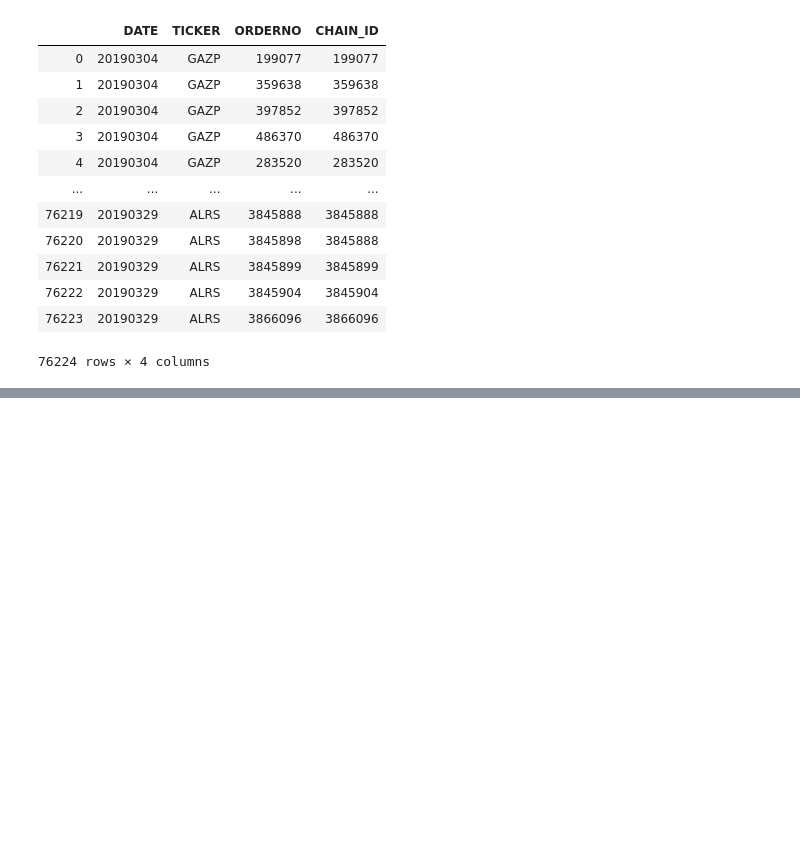
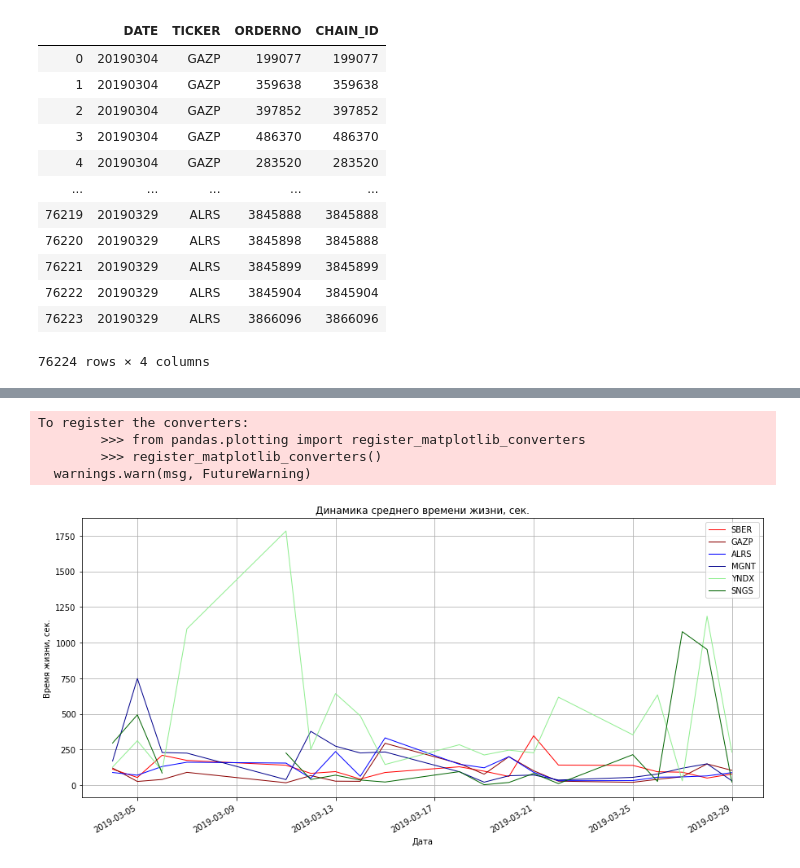
Before and after one commit to katya-luzina/master_thesis, a Jupyter notebook: 4. Расчет цепочек.ipynb, the cells around one changed output, grey strips where cells are left out. Saved outputs shown, nothing was run; the diff lists cells and outputs as text; code cells hidden in the pictures; blank space fills up the shorter version.

```diff
--- a/4. Расчет цепочек.ipynb
+++ b/4. Расчет цепочек.ipynb
@@ -808,0 +910,55 @@ KeyboardInterrupt:
+# %%
+# график динамики максимальной длины по инструменту
+dates = []
+mean_sber = []
+mean_gazp = []
+mean_alrs = []
+mean_mgnt = []
+mean_yndx = []
+mean_sngs = []
+
+for a in range(len(orderlogs)):
+
+    date = int(orderlogs[a][8:16])
+    mean_sber.append(all_day_chain[(all_day_chain.TICKER == 'SBER') & (all_day_chain.DATE == date)]['LIFE'].mean().seconds)
+    mean_gazp.append(all_day_chain[(all_day_chain.TICKER == 'GAZP') & (all_day_chain.DATE == date)]['LIFE'].mean().seconds)
+    mean_alrs.append(all_day_chain[(all_day_chain.TICKER == 'ALRS') & (all_day_chain.DATE == date)]['LIFE'].mean().seconds)
+    mean_mgnt.append(all_day_chain[(all_day_chain.TICKER == 'MGNT') & (all_day_chain.DATE == date)]['LIFE'].mean().seconds)
+    mean_yndx.append(all_day_chain[(all_day_chain.TICKER == 'YNDX') & (all_day_chain.DATE == date)]['LIFE'].mean().seconds)
+    mean_sngs.append(all_day_chain[(all_day_chain.TICKER == 'SNGS') & (all_day_chain.DATE == date)]['LIFE'].mean().seconds)
+    dates.append(dt.datetime.strptime(str(date),'%Y%m%d'))
+
+mean_by_instr = pd.DataFrame({'DATE':pd.Series(dates),
+                              'SBER':pd.Series(mean_sber),
+                              'GAZP':pd.Series(mean_gazp),
+                              'ALRS':pd.Series(mean_alrs),
+                              'MGNT':pd.Series(mean_mgnt),
+                              'YNDX':pd.Series(mean_yndx),
+                              'SNGS':pd.Series(mean_sngs)
+                 })
+
+# c - цвет точки
+# s - размер точки
+fig, ax = plt.subplots()
+plt.grid()
+plt.title('Динамика среднего времени жизни, сек.')
+plt.xlabel('Дата')
+plt.ylabel('Время жизни, сек.')
+ax.plot(mean_by_instr.DATE, mean_by_instr.SBER, linestyle = '-', linewidth = 1, color = 'red', label = 'SBER')
+ax.plot(mean_by_instr.DATE, mean_by_instr.GAZP, linestyle = '-', linewidth = 1, color = 'darkred', label = 'GAZP')
+ax.plot(mean_by_instr.DATE, mean_by_instr.ALRS, linestyle = '-', linewidth = 1, color = 'blue', label = 'ALRS')
+ax.plot(mean_by_instr.DATE, mean_by_instr.MGNT, linestyle = '-', linewidth = 1, color = 'darkblue', label = 'MGNT')
+ax.plot(mean_by_instr.DATE, mean_by_instr.YNDX, linestyle = '-', linewidth = 1, color = 'lightgreen', label = 'YNDX')
+ax.plot(mean_by_instr.DATE, mean_by_instr.SNGS, linestyle = '-', linewidth = 1, color = 'darkgreen', label = 'SNGS')
+ax.legend()
+plt.gcf().autofmt_xdate()
+fig.set_figwidth(15)
+fig.set_figheight(7)
+plt.show()
+#fig.savefig('10 График среднего количества айсбергов внутри дня.png')
+# %% [output]
+To register the converters:
+        >>> from pandas.plotting import register_matplotlib_converters
+        >>> register_matplotlib_converters()
+  warnings.warn(msg, FutureWarning)
+[figure, added]
```
Also changed, not shown: parts of 17 cells of this notebook.
